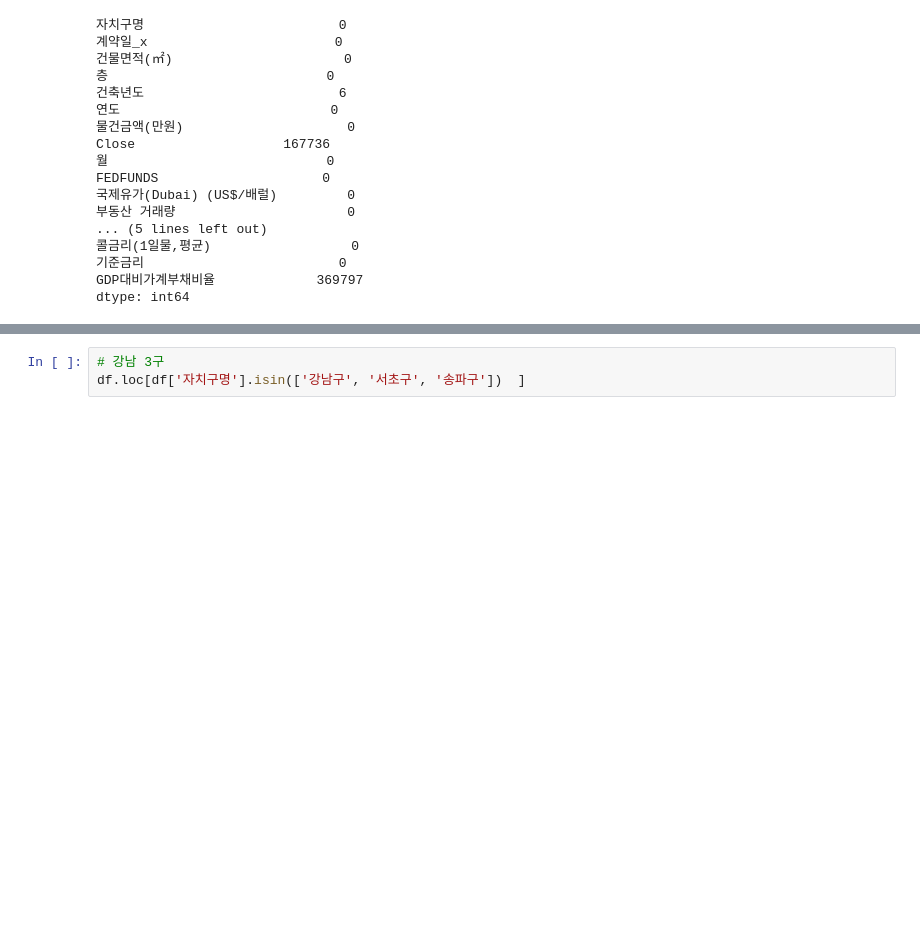
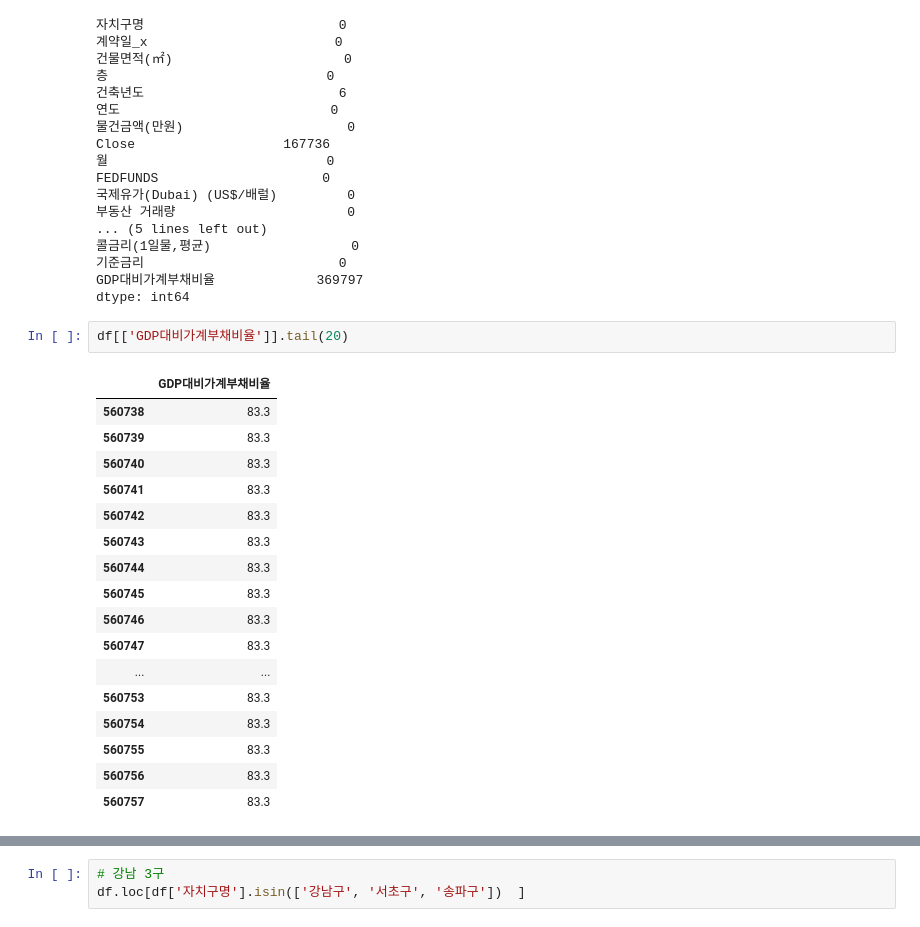
Before and after one commit to ZiNoBae/Hackathon_ubion, a Jupyter notebook: Teamproject_1st/EDA_circle.ipynb, the cells around one changed output, grey strips where cells are left out. Drawn from its saved outputs; the diff is of its cells as text; blank space fills up the shorter version.

```diff
--- a/Teamproject_1st/EDA_circle.ipynb
+++ b/Teamproject_1st/EDA_circle.ipynb
@@ -48,4 +48,24 @@ FEDFUNDS                     0
 기준금리                         0
 GDP대비가계부채비율             369797
 dtype: int64
+# %%
+df[['GDP대비가계부채비율']].tail(20)
+# %% [output]
+|  | GDP대비가계부채비율 |
+| 560738 | 83.3 |
+| 560739 | 83.3 |
+| 560740 | 83.3 |
+| 560741 | 83.3 |
+| 560742 | 83.3 |
+| 560743 | 83.3 |
+| 560744 | 83.3 |
+| 560745 | 83.3 |
+| 560746 | 83.3 |
+| 560747 | 83.3 |
+| ... | ... |
+| 560753 | 83.3 |
+| 560754 | 83.3 |
+| 560755 | 83.3 |
+| 560756 | 83.3 |
+| 560757 | 83.3 |
 # %%
```
Also changed, not shown: parts of 9 cells of this notebook, 2 other files.
